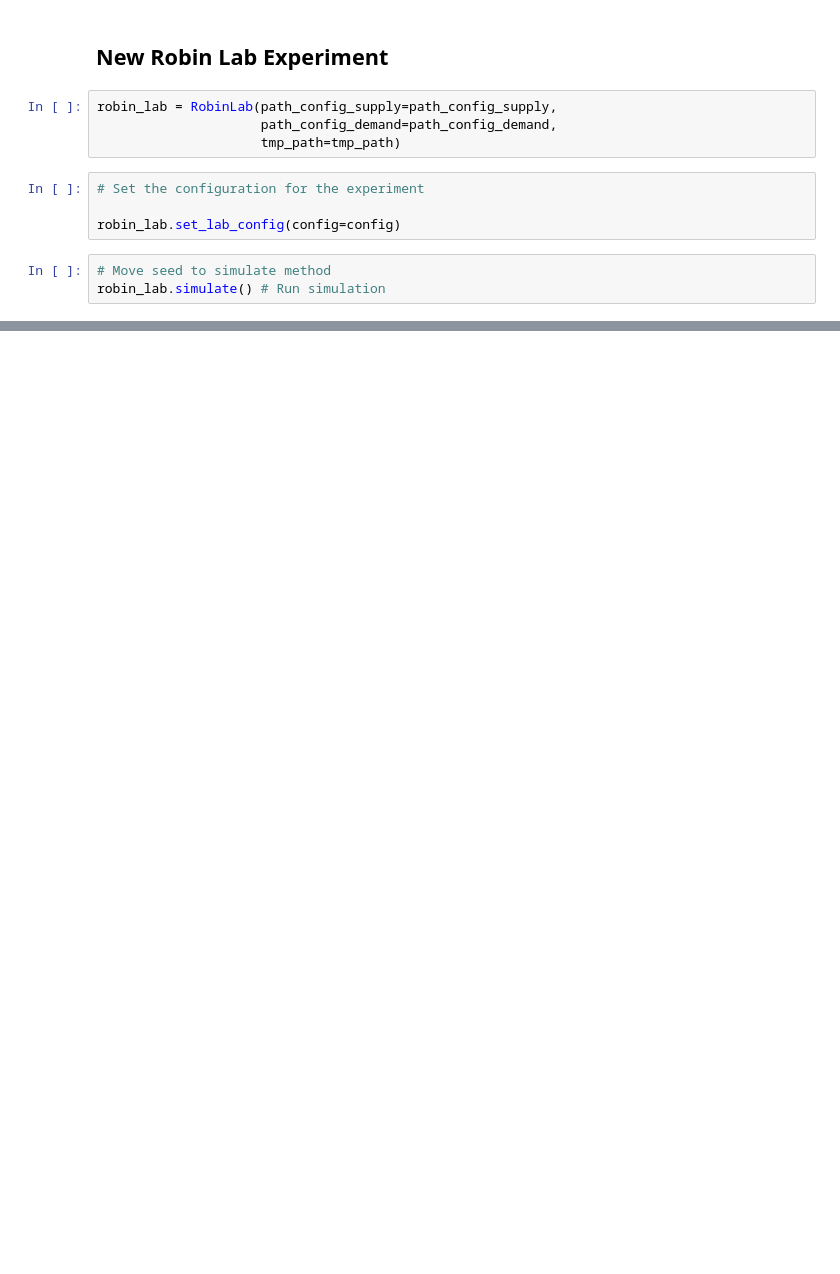
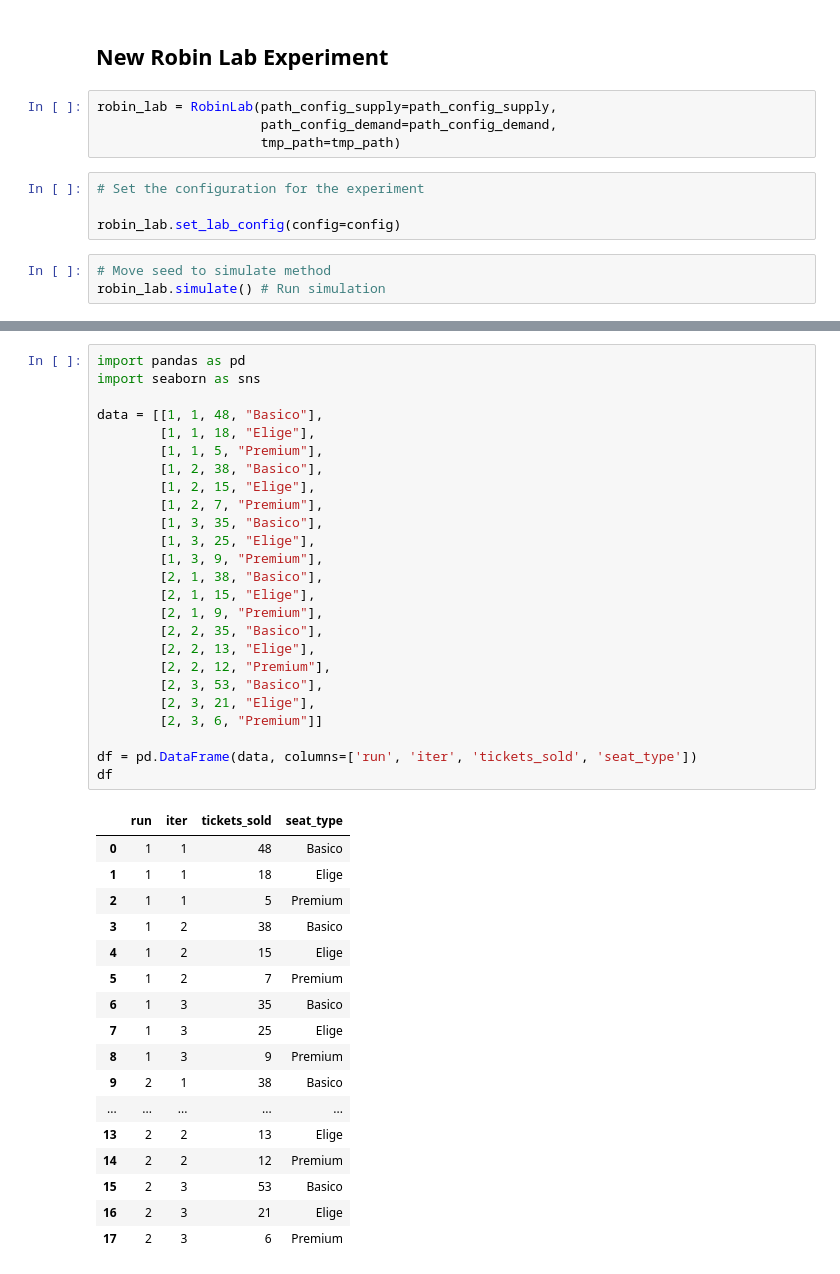
Before and after one commit to JoseAngelMartinB/robin, a Jupyter notebook: notebooks/11.0-robin_labs.ipynb, the cells around one changed output, grey strips where cells are left out. Cells and saved outputs as stored; diff of their text form; blank space fills up the shorter version.

```diff
--- a/notebooks/11.0-robin_labs.ipynb
+++ b/notebooks/11.0-robin_labs.ipynb
@@ -199,0 +217,43 @@ print(tickets_by_date)
+# %%
+import pandas as pd
+import seaborn as sns
+
+data = [[1, 1, 48, "Basico"],
+        [1, 1, 18, "Elige"],
+        [1, 1, 5, "Premium"],
+        [1, 2, 38, "Basico"],
+        [1, 2, 15, "Elige"],
+        [1, 2, 7, "Premium"],
+        [1, 3, 35, "Basico"],
+        [1, 3, 25, "Elige"],
+        [1, 3, 9, "Premium"],
+        [2, 1, 38, "Basico"],
+        [2, 1, 15, "Elige"],
+        [2, 1, 9, "Premium"],
+        [2, 2, 35, "Basico"],
+        [2, 2, 13, "Elige"],
+        [2, 2, 12, "Premium"],
+        [2, 3, 53, "Basico"],
+        [2, 3, 21, "Elige"],
+        [2, 3, 6, "Premium"]]
+
+df = pd.DataFrame(data, columns=['run', 'iter', 'tickets_sold', 'seat_type'])
+df
+# %% [output]
+|  | run | iter | tickets_sold | seat_type |
+| 0 | 1 | 1 | 48 | Basico |
+| 1 | 1 | 1 | 18 | Elige |
+| 2 | 1 | 1 | 5 | Premium |
+| 3 | 1 | 2 | 38 | Basico |
+| 4 | 1 | 2 | 15 | Elige |
+| 5 | 1 | 2 | 7 | Premium |
+| 6 | 1 | 3 | 35 | Basico |
+| 7 | 1 | 3 | 25 | Elige |
+| 8 | 1 | 3 | 9 | Premium |
+| 9 | 2 | 1 | 38 | Basico |
+| ... | ... | ... | ... | ... |
+| 13 | 2 | 2 | 13 | Elige |
+| 14 | 2 | 2 | 12 | Premium |
+| 15 | 2 | 3 | 53 | Basico |
+| 16 | 2 | 3 | 21 | Elige |
+| 17 | 2 | 3 | 6 | Premium |
```
Also changed, not shown: parts of 6 cells of this notebook, 1 other file.
